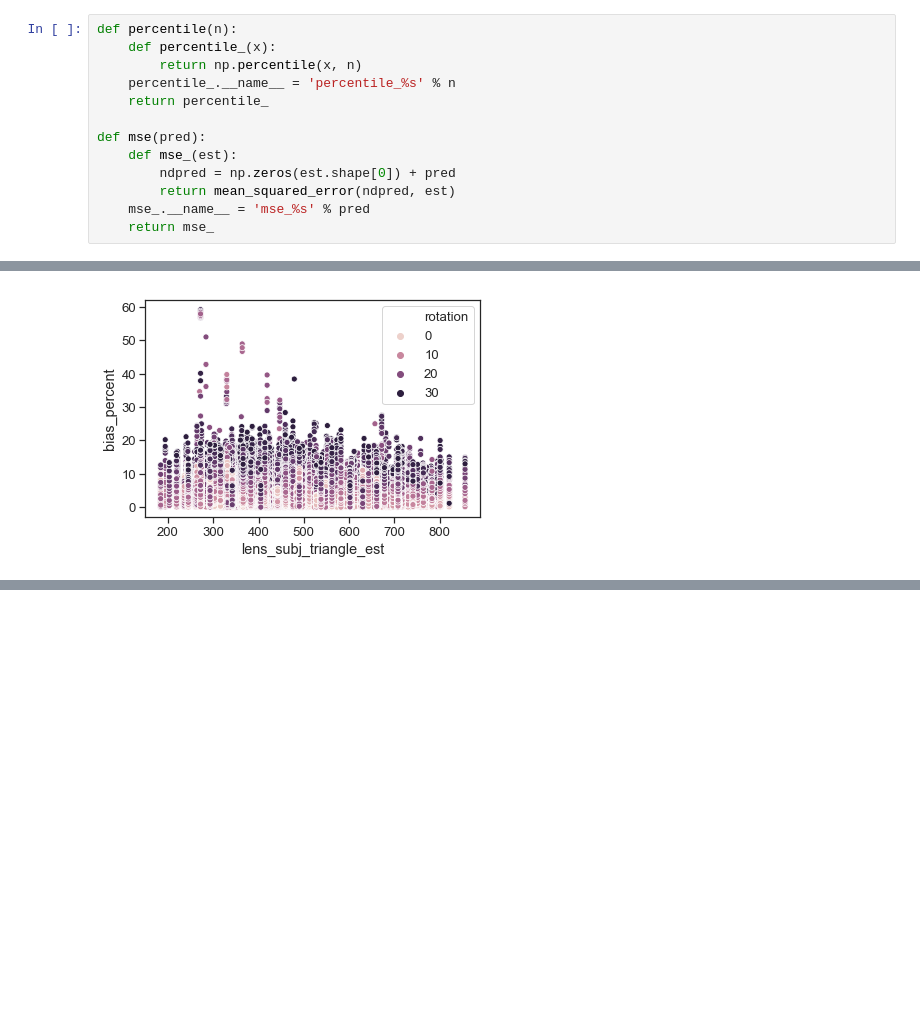
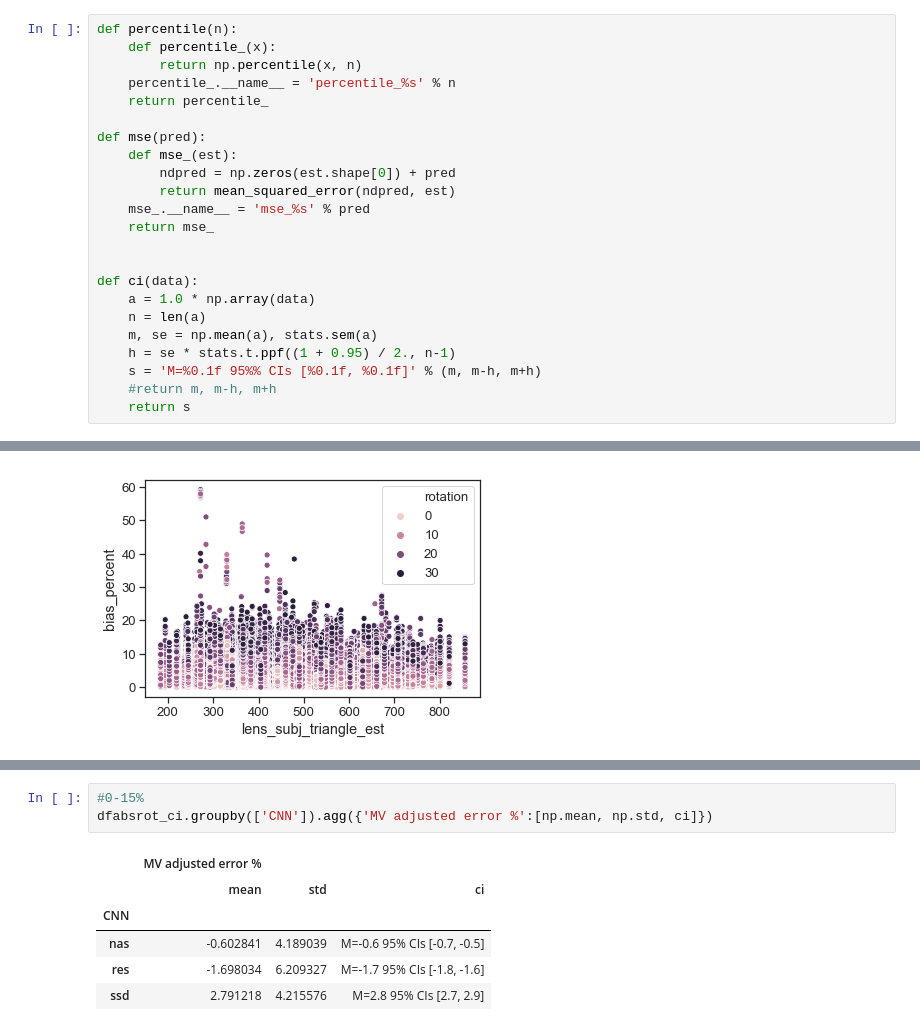
Before and after one commit to gmonkman/python, a Jupyter notebook: jupyter/model_rotation_error.ipynb, the cells around one changed output, grey strips where cells are left out. Saved outputs shown, nothing was run; the diff lists cells and outputs as text; blank space fills up the shorter version.

```diff
--- a/jupyter/model_rotation_error.ipynb
+++ b/jupyter/model_rotation_error.ipynb
@@ -125,6 +125,16 @@ def mse(pred):
         return mean_squared_error(ndpred, est)
     mse_.__name__ = 'mse_%s' % pred
     return mse_
+
+
+def ci(data):
+    a = 1.0 * np.array(data)
+    n = len(a)
+    m, se = np.mean(a), stats.sem(a)
+    h = se * stats.t.ppf((1 + 0.95) / 2., n-1)
+    s = 'M=%0.1f 95%% CIs [%0.1f, %0.1f]' % (m, m-h, m+h)
+    #return m, m-h, m+h
+    return s
 # %%
 #SPACER
 # %%
@@ -206,0 +237,10 @@ sns.scatterplot(x='lens_subj_triangle_est', y='bias_percent', hue='rotation', da
+# %%
+#0-15%
+dfabsrot_ci.groupby(['CNN']).agg({'MV adjusted error %':[np.mean, np.std, ci]})
+# %% [output]
+|  | MV adjusted error % |  |  |
+|  | mean | std | ci |
+| CNN |  |  |  |
+| nas | -0.602841 | 4.189039 | M=-0.6 95% CIs [-0.7, -0.5] |
+| res | -1.698034 | 6.209327 | M=-1.7 95% CIs [-1.8, -1.6] |
+| ssd | 2.791218 | 4.215576 | M=2.8 95% CIs [2.7, 2.9] |
```
Also changed, not shown: parts of 5 cells of this notebook, 10 other files.
